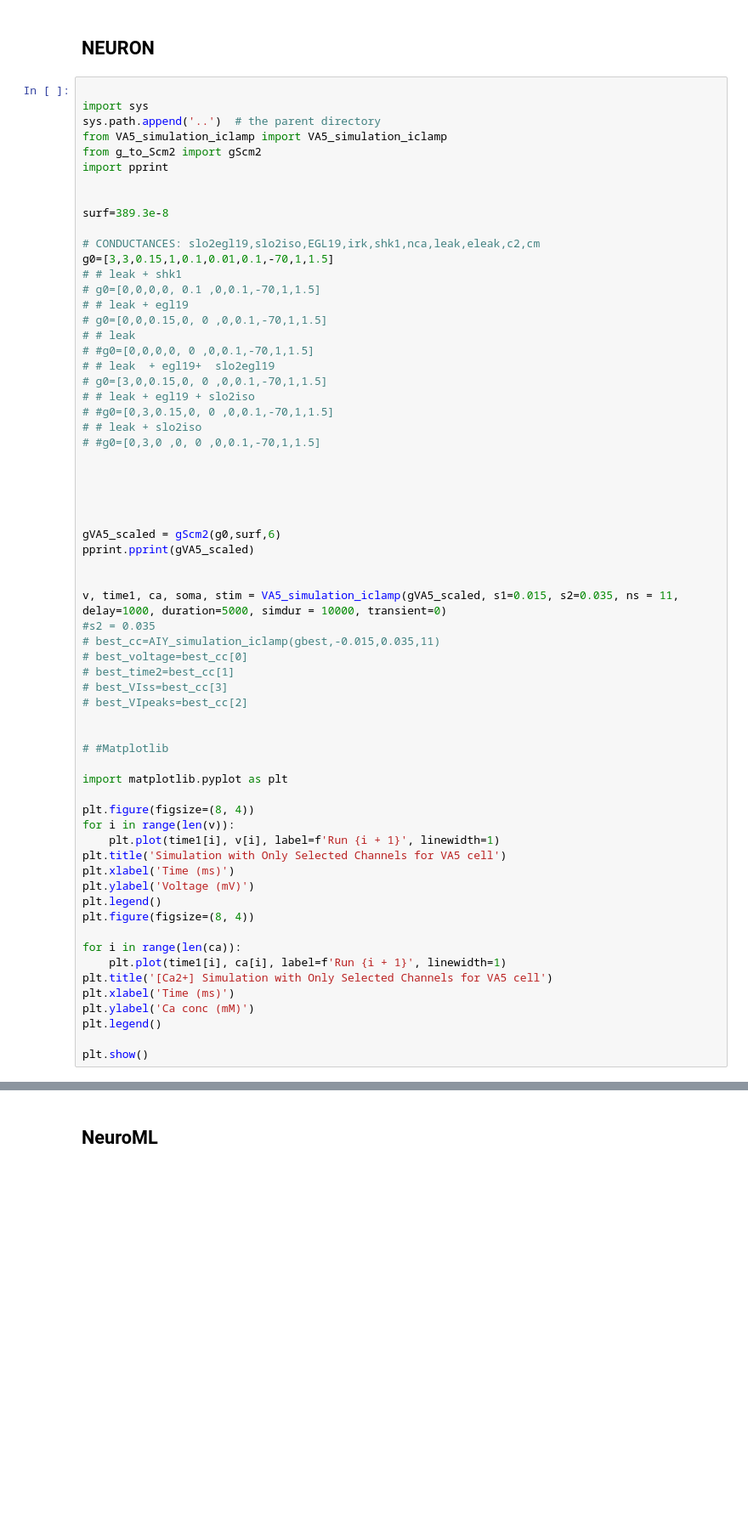
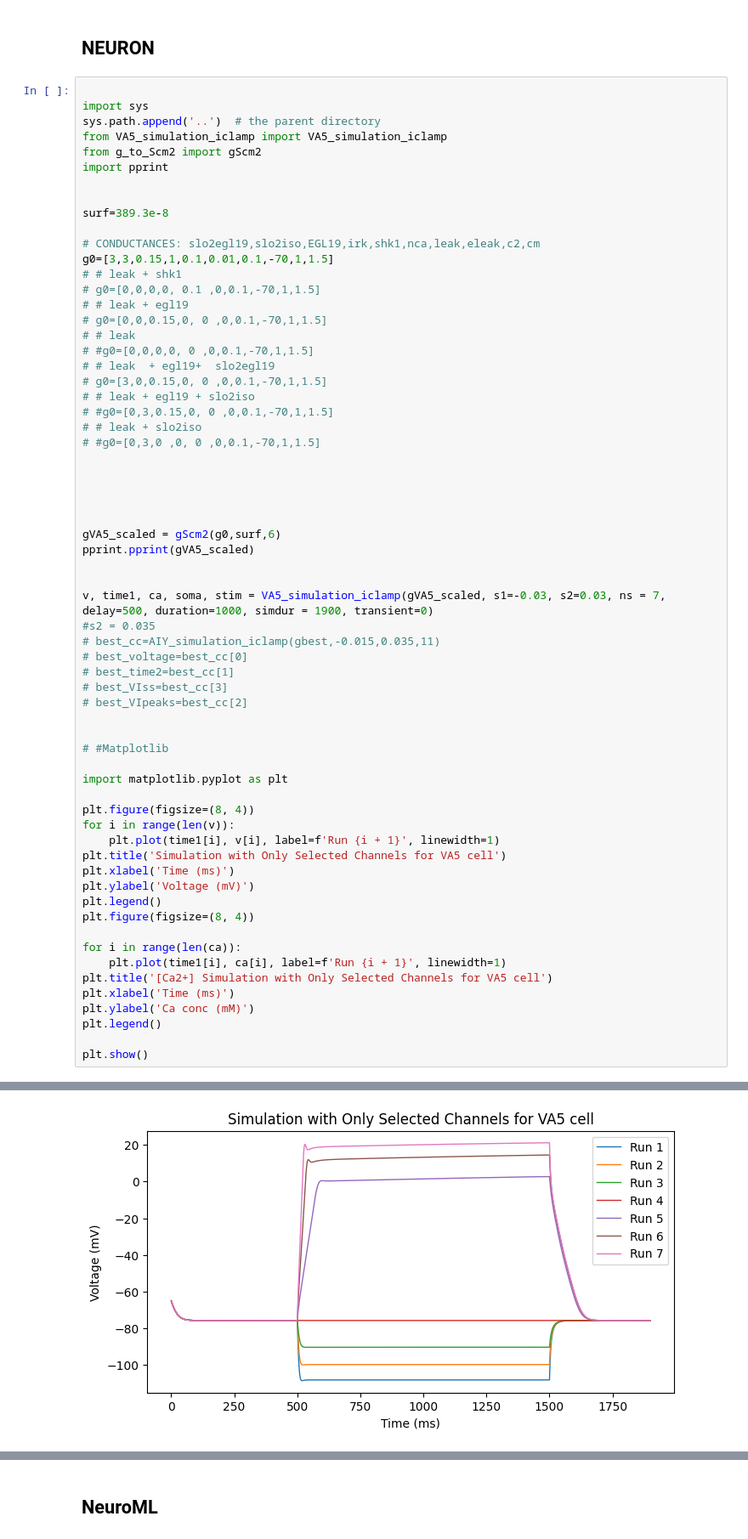
Before and after one commit to openworm/NicolettiEtAl2024_MN_IN, a Jupyter notebook: NeuroML/VA5_comparison.ipynb, the cells around one changed output, grey strips where cells are left out. Shown: that part at 85% size. Drawn from its saved outputs; the diff is of its cells as text; blank space fills up the shorter version.

```diff
--- a/NeuroML/VA5_comparison.ipynb
+++ b/NeuroML/VA5_comparison.ipynb
@@ -34,7 +34,7 @@ gVA5_scaled = gScm2(g0,surf,6)
 pprint.pprint(gVA5_scaled)
 
 
-v, time1, ca, soma, stim = VA5_simulation_iclamp(gVA5_scaled, s1=0.015, s2=0.035, ns = 11, delay=1000, duration=5000, simdur = 10000, transient=0)
+v, time1, ca, soma, stim = VA5_simulation_iclamp(gVA5_scaled, s1=-0.03, s2=0.03, ns = 7, delay=500, duration=1000, simdur = 1900, transient=0)
 #s2 = 0.035
 # best_cc=AIY_simulation_iclamp(gbest,-0.015,0.035,11)
 # best_voltage=best_cc[0]
@@ -64,3 +64,4 @@ plt.ylabel('Ca conc (mM)')
 plt.legend()
 
 plt.show()
+# %% [output]
@@ -66,0 +85 @@ plt.show()
+[figure, added]
```
Also changed, not shown: parts of 4 cells of this notebook, 6 other files.
